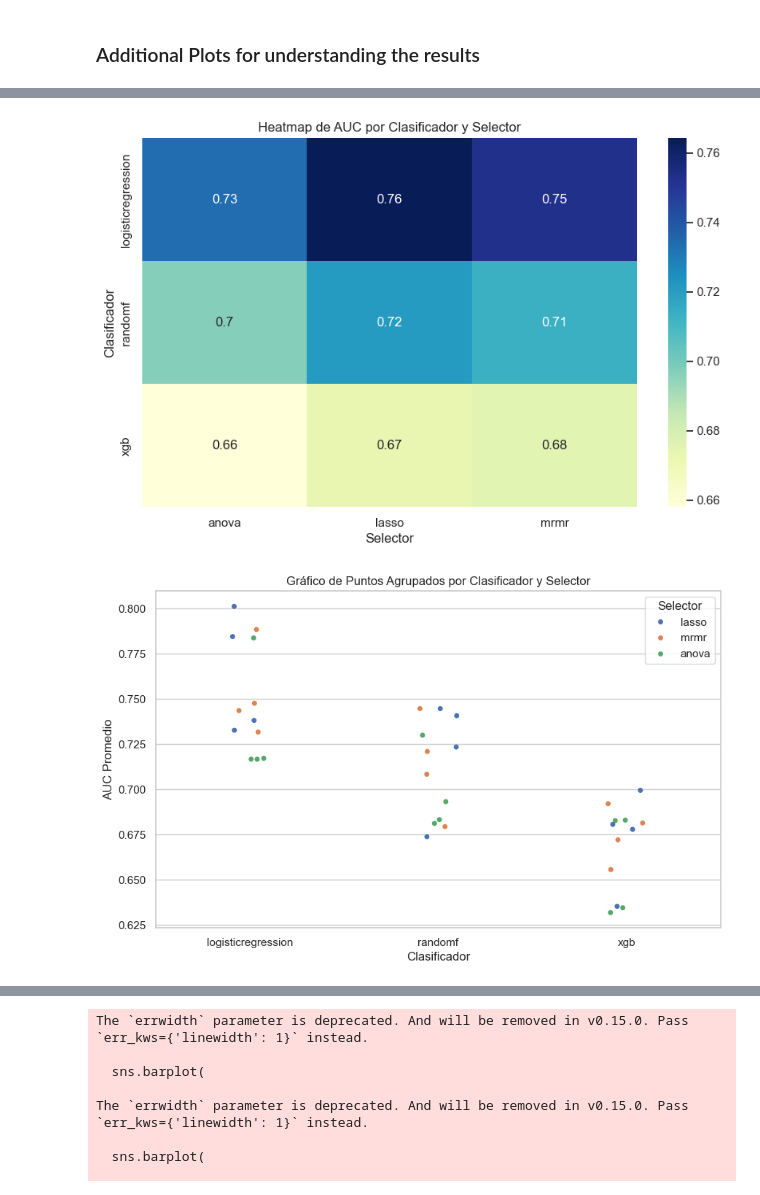
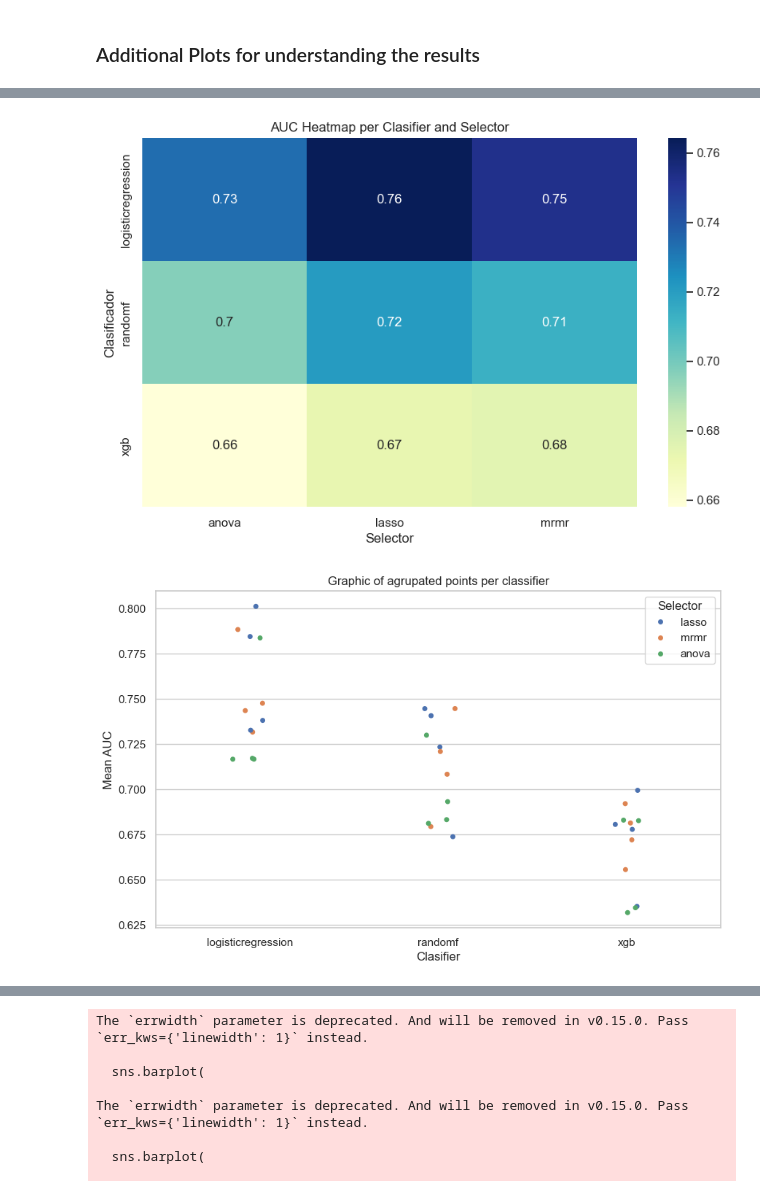
Before and after one commit to laiacoronas/predicting_immunotherapy_response, a Jupyter notebook: plot_resultsradiomics.ipynb, the cells around one changed output, grey strips where cells are left out. Drawn from its saved outputs; the diff is of its cells as text; code cells hidden in the pictures.

```diff
--- a/plot_resultsradiomics.ipynb
+++ b/plot_resultsradiomics.ipynb
@@ -193,21 +196,22 @@ plt.show()
 pivot_df = df.pivot_table(values='average_auc', index='classifier', columns='selector', aggfunc='mean')
 plt.figure(figsize=(10, 6))
 sns.heatmap(pivot_df, annot=True, cmap="YlGnBu")
-plt.title('Heatmap de AUC por Clasificador y Selector')
+plt.title('AUC Heatmap per Clasifier and Selector')
 plt.ylabel('Clasificador')
 plt.xlabel('Selector')
 plt.show()
 # %% [output]
-[figure, old version]
+[figure, new version]
 # %%
-#grafico de puntos agrupados
+#graphic grouped points
+#logistic is better
 plt.figure(figsize=(10, 6))
 sns.stripplot(x='classifier', y='average_auc', hue='selector', data=df, jitter=True)
-plt.title('Gráfico de Puntos Agrupados por Clasificador y Selector')
-plt.ylabel('AUC Promedio')
-plt.xlabel('Clasificador')
+plt.title('Graphic of agrupated points per classifier')
+plt.ylabel('Mean AUC')
+plt.xlabel('Clasifier')
 plt.legend(title='Selector')
 plt.show()
 # %% [output]
-[figure, old version]
+[figure, new version]
 # %%
```
Also changed, not shown: parts of 6 cells of this notebook.
